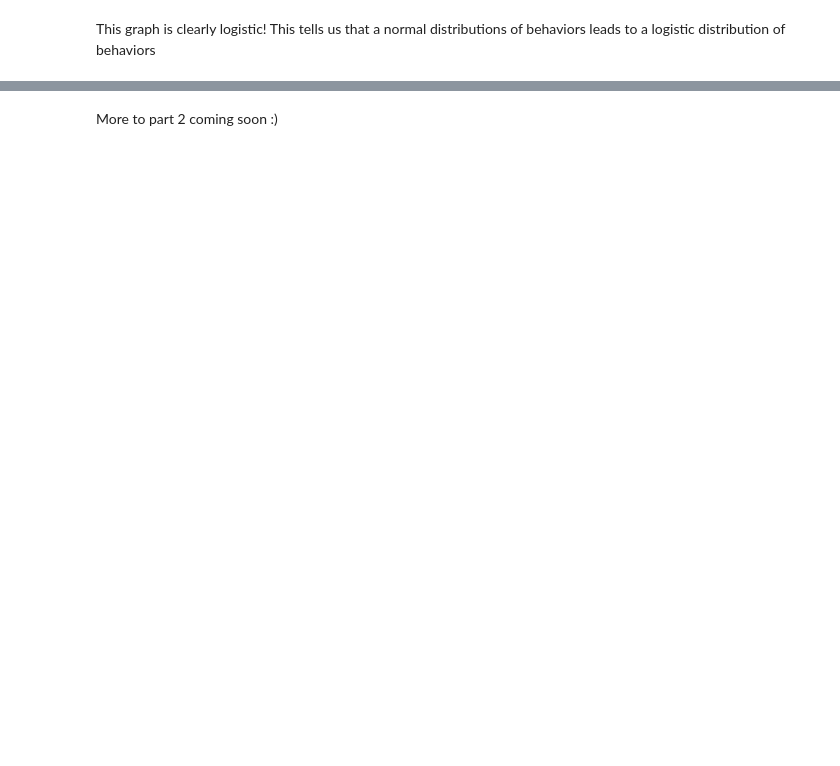
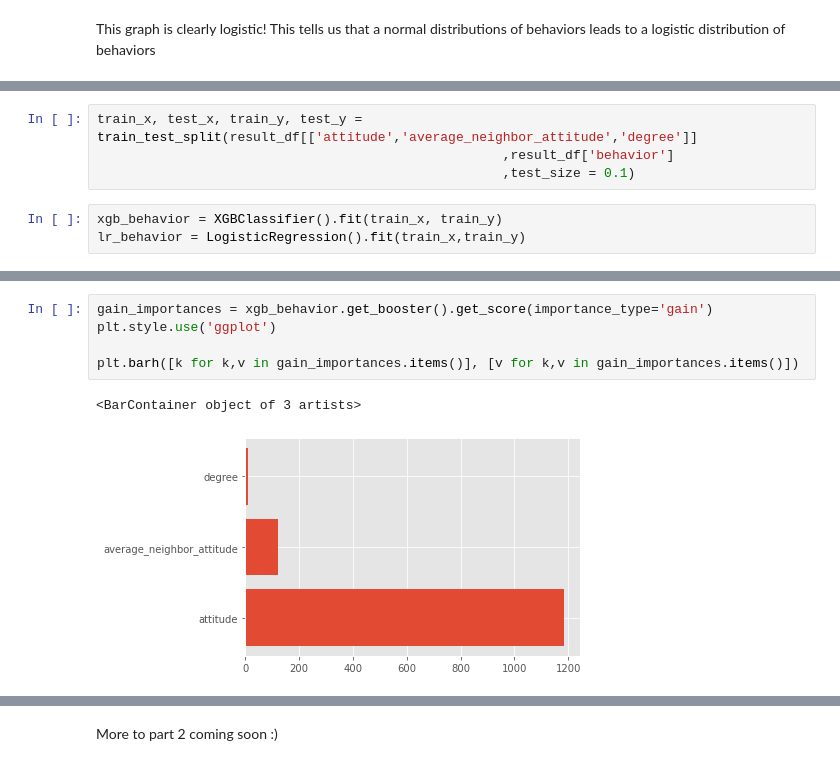
Before and after one commit to zer2/peer-pressure, a Jupyter notebook: Modeling mob mentality part 2.ipynb, the cells around one changed output, grey strips where cells are left out. Drawn from its saved outputs; the diff is of its cells as text; blank space fills up the shorter version.

```diff
--- a/Modeling mob mentality part 2.ipynb
+++ b/Modeling mob mentality part 2.ipynb
@@ -170,0 +195,7 @@ This graph is clearly logistic! This tells us that a normal distributions of beh
+# %%
+train_x, test_x, train_y, test_y = train_test_split(result_df[['attitude','average_neighbor_attitude','degree']]
+                                                    ,result_df['behavior']
+                                                    ,test_size = 0.1)
+# %%
+xgb_behavior = XGBClassifier().fit(train_x, train_y)
+lr_behavior = LogisticRegression().fit(train_x,train_y)
@@ -170,0 +221,8 @@ This graph is clearly logistic! This tells us that a normal distributions of beh
+# %%
+gain_importances = xgb_behavior.get_booster().get_score(importance_type='gain')
+plt.style.use('ggplot')
+
+plt.barh([k for k,v in gain_importances.items()], [v for k,v in gain_importances.items()])
+# %% [output]
+<BarContainer object of 3 artists>
+[figure, added]
```
Also changed, not shown: parts of 33 cells of this notebook.
